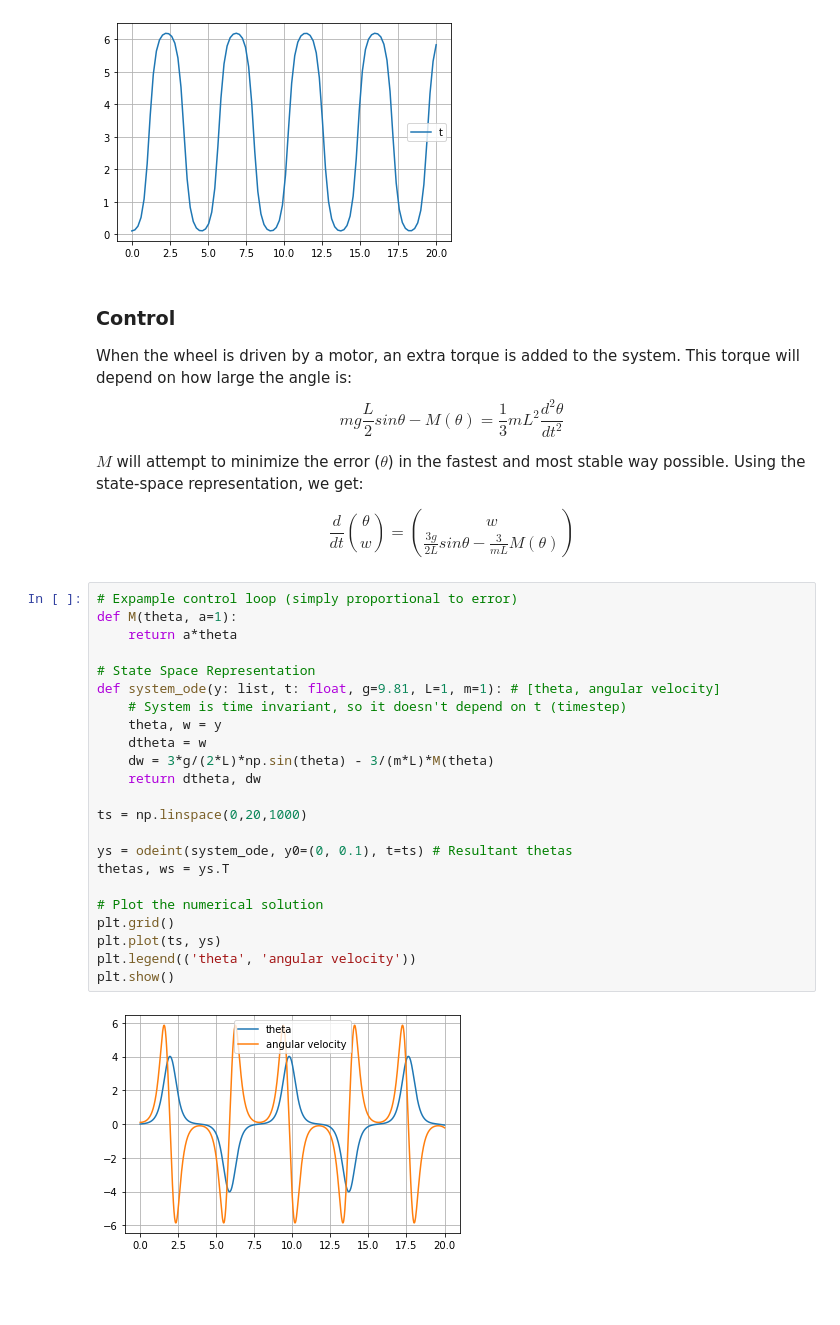
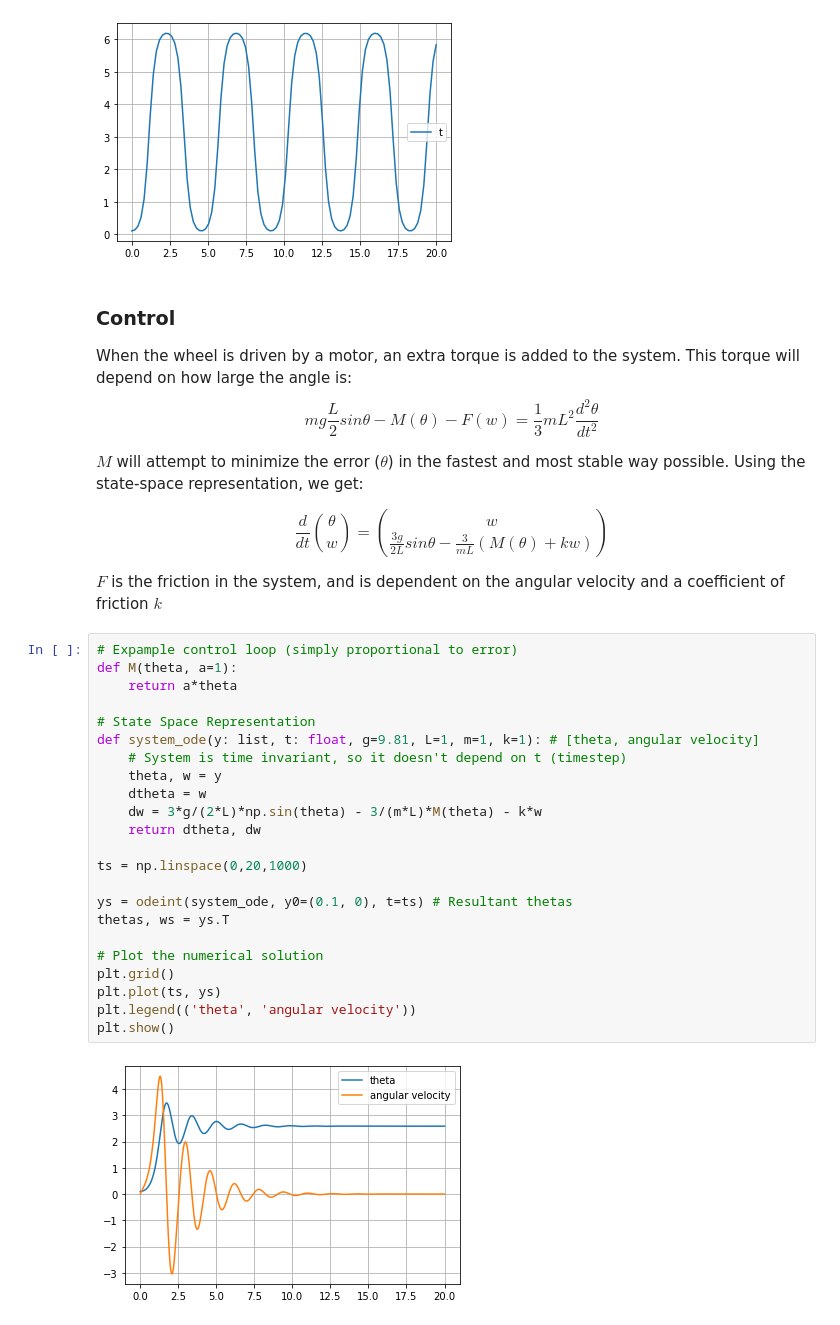
Before and after one commit to draymond63/segway, a Jupyter notebook: intro.ipynb, the cells around one changed output. Cells and saved outputs as stored; diff of their text form; blank space fills up the shorter version.

Commit message:
Added friction

```diff
--- a/intro.ipynb
+++ b/intro.ipynb
@@ -48,36 +48,38 @@ plt.show()
 # %% [markdown]
 ### Control
 When the wheel is driven by a motor, an extra torque is added to the system. This torque will depend on how large the angle is:
-$$mg\frac{L}{2}sin\theta - M(\theta)=\frac{1}{3}mL^2\frac{d^2 \theta}{dt^2}$$
+$$mg\frac{L}{2}sin\theta - M(\theta) - F(w)=\frac{1}{3}mL^2\frac{d^2 \theta}{dt^2}$$
 
 $M$ will attempt to minimize the error ($\theta$) in the fastest and most stable way possible. Using the state-space representation, we get:
 
-$$\frac{d}{dt}\binom{\theta}{w}=\binom{w}{\frac{3g}{2L}sin\theta - \frac{3}{mL}M(\theta)}$$
+$$\frac{d}{dt}\binom{\theta}{w}=\binom{w}{\frac{3g}{2L}sin\theta - \frac{3}{mL}(M(\theta) + kw)}$$
+
+$F$ is the friction in the system, and is dependent on the angular velocity and a coefficient of friction $k$
 # %%
 # Expample control loop (simply proportional to error)
 def M(theta, a=1):
     return a*theta
 
 # State Space Representation
-def system_ode(y: list, t: float, g=9.81, L=1, m=1): # [theta, angular velocity]
+def system_ode(y: list, t: float, g=9.81, L=1, m=1, k=1): # [theta, angular velocity]
     # System is time invariant, so it doesn't depend on t (timestep)
     theta, w = y
     dtheta = w
-    dw = 3*g/(2*L)*np.sin(theta) - 3/(m*L)*M(theta)
+    dw = 3*g/(2*L)*np.sin(theta) - 3/(m*L)*M(theta) - k*w
     return dtheta, dw
 
 ts = np.linspace(0,20,1000)
 
-ys = odeint(system_ode, y0=(0, 0.1), t=ts) # Resultant thetas
+ys = odeint(system_ode, y0=(0.1, 0), t=ts) # Resultant thetas
 thetas, ws = ys.T
 
 # Plot the numerical solution
 plt.grid()
 plt.plot(ts, ys)
 plt.legend(('theta', 'angular velocity'))
 plt.show()
 # %% [output]
-[figure, old version]
+[figure, new version]
 # %% [markdown]
 $M$ will most likely be implemented using a PID controller. The generic formula for PID is:
 $$M(\theta)=K_{p}\theta+K_{i}\int_{0}^{t}\theta(\tau)d\tau\ +\ K_{d}\frac{d\theta}{dt}$$
```
Also changed, not shown: parts of 1 cell of this notebook, 2 other files.
